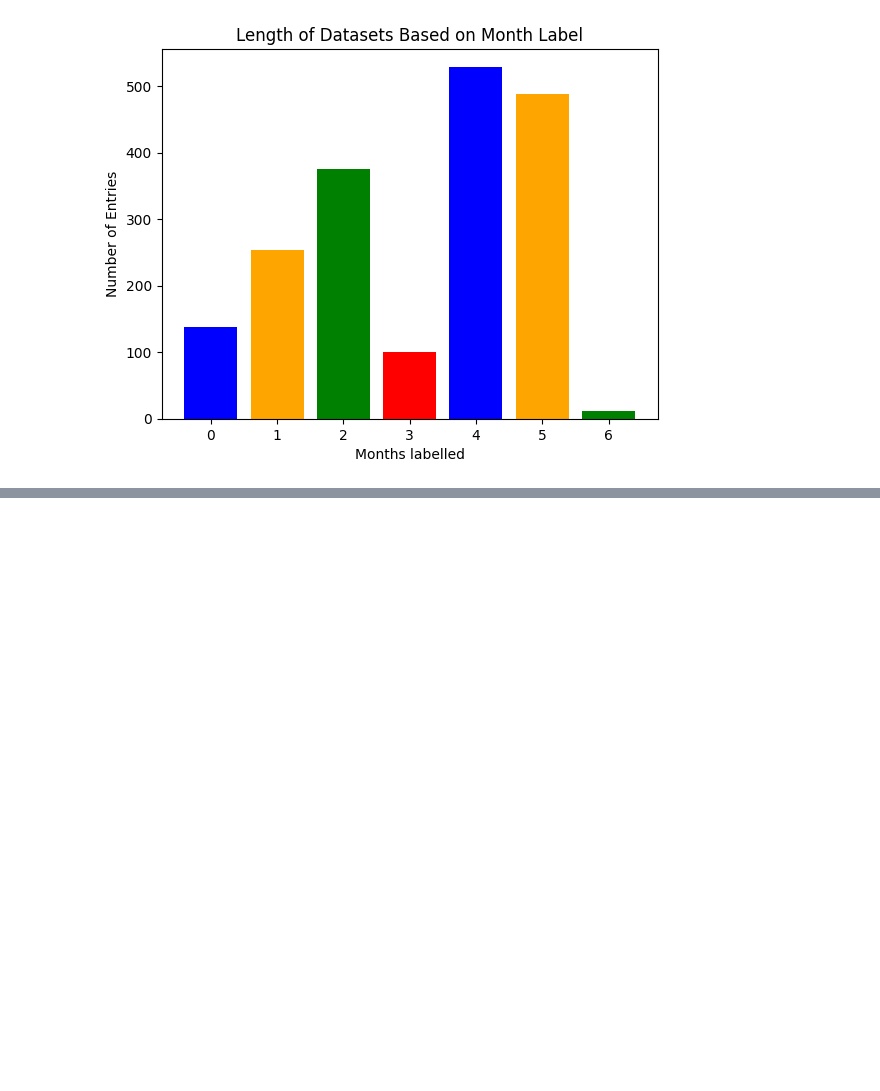
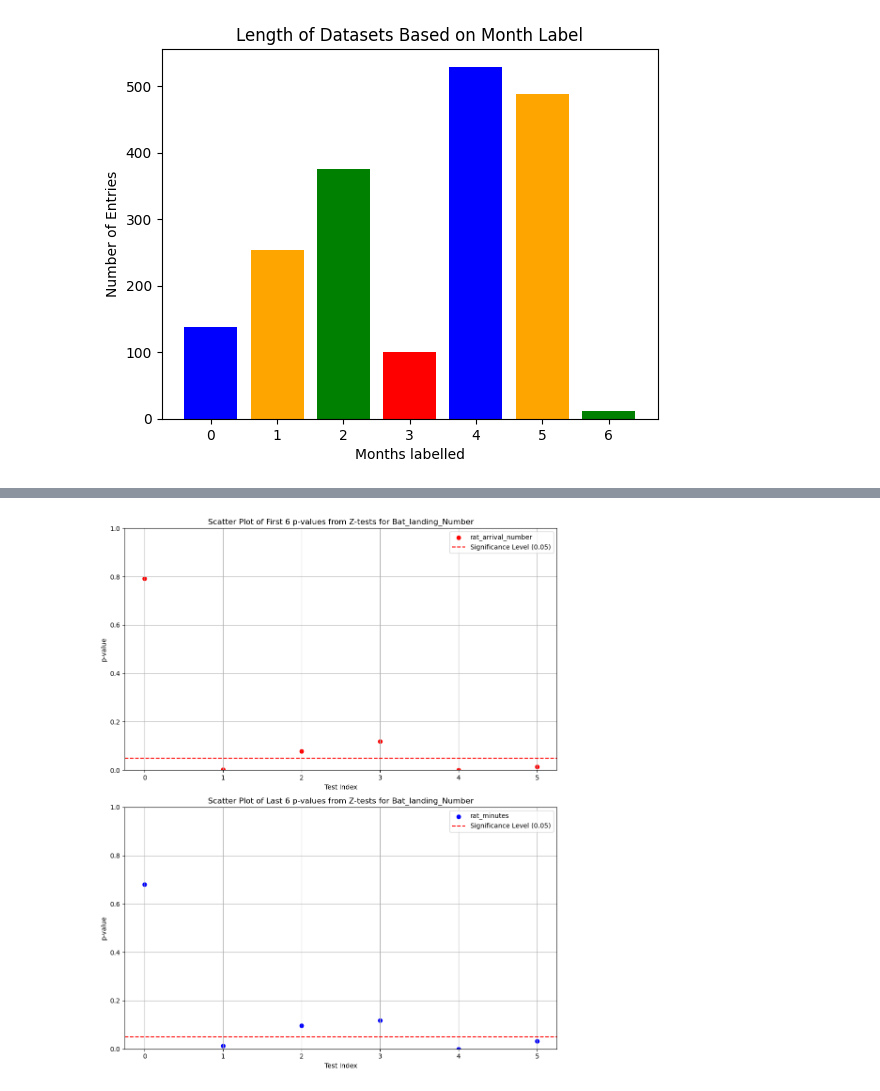
Before and after one commit to Harmonica2001/HIT_140_assessment_2, a Jupyter notebook: Assignment_3/Data_exploration_jupyter_file_V2.ipynb, the cells around one changed output, grey strips where cells are left out. Drawn from its saved outputs; the diff is of its cells as text; code cells hidden in the pictures; blank space fills up the shorter version.

```diff
--- a/Assignment_3/Data_exploration_jupyter_file_V2.ipynb
+++ b/Assignment_3/Data_exploration_jupyter_file_V2.ipynb
@@ -482,0 +420,5 @@ See the caveats in the documentation: https://pandas.pydata.org/pandas-docs/stab
+# %%
+# for food availability
+p_value_grapher([df2_0, df2_1, df2_2, df2_3, df2_4, df2_5],['rat_arrival_number', 'rat_minutes'],['hours_after_sunset'])
+# %% [output]
+[figure, added]
```
Also changed, not shown: parts of 15 cells of this notebook.
